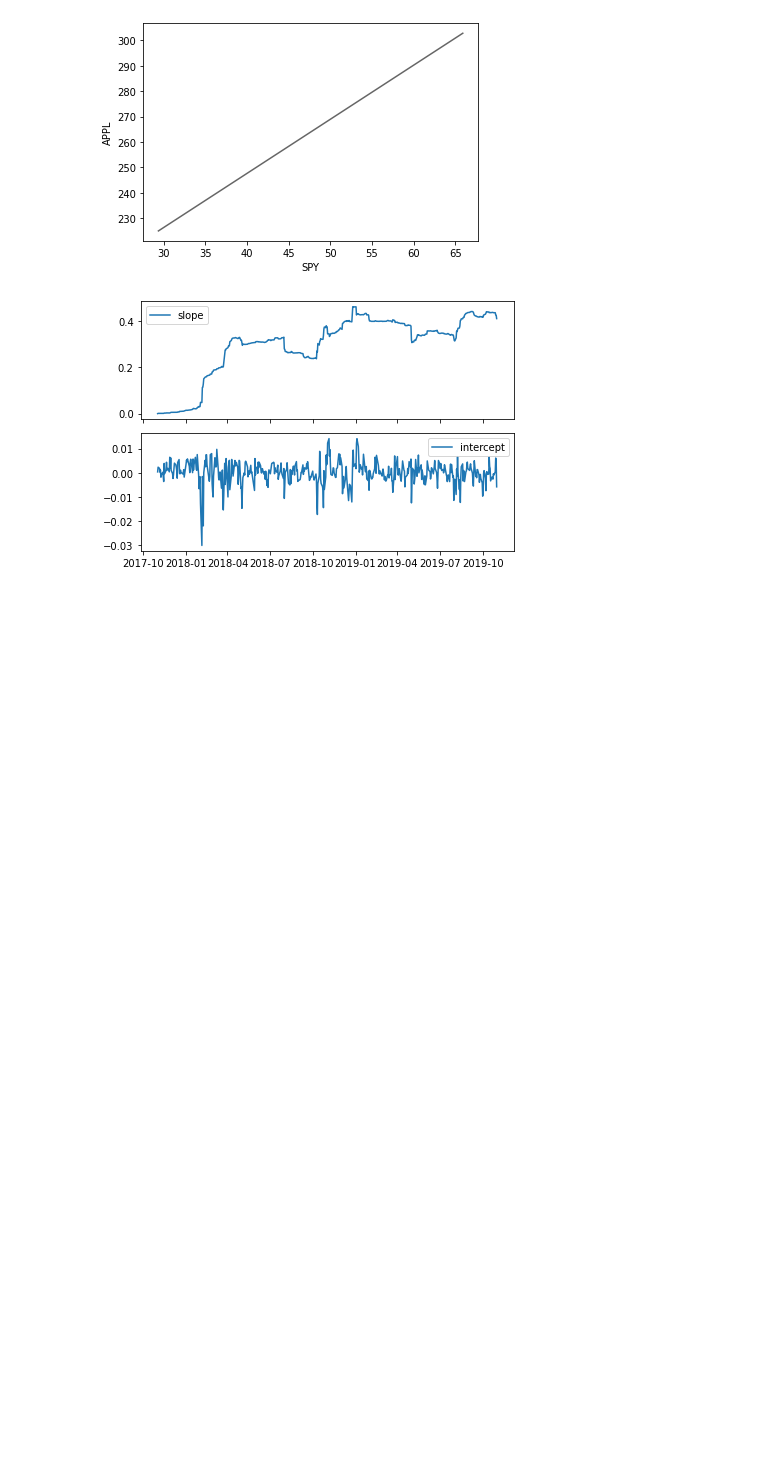
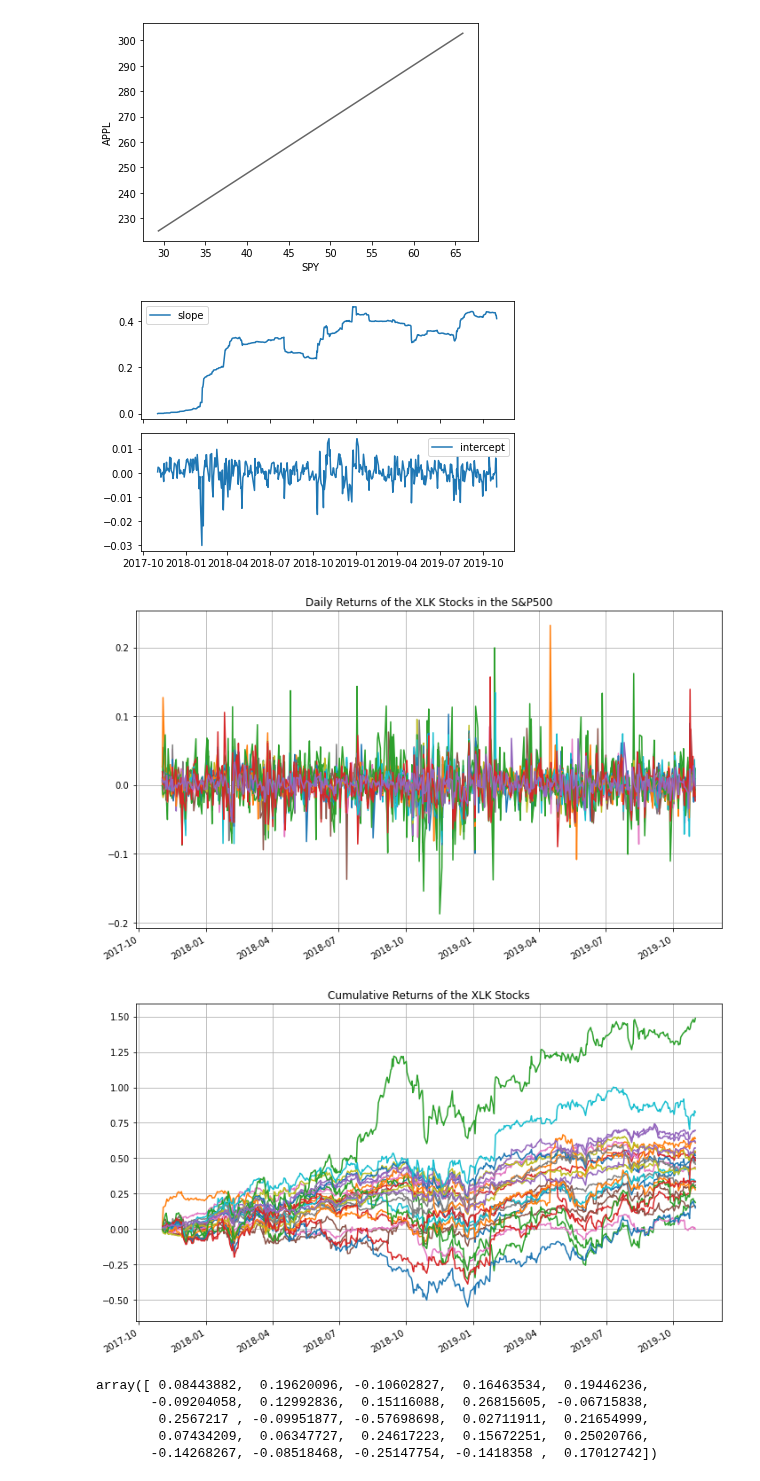
Before and after one commit to ahsank/runml, a Jupyter notebook: Fintest.ipynb, the cells around one changed output. Saved outputs shown, nothing was run; the diff lists cells and outputs as text; code cells hidden in the pictures; blank space fills up the shorter version.

Commit message:
Start PCA Analysis

```diff
--- a/Fintest.ipynb
+++ b/Fintest.ipynb
@@ -121,7 +126,11 @@ def get_data(ticker, start_date, end_date):
 def get_data_tickers(tickers, attr, start_date, end_date):
   finaldf = None
   for ticker in tickers:
-    df = get_data(ticker, start_date, end_date)
+    try:
+      df = get_data(ticker, start_date, end_date)
+    except Exception as e:
+      print(f'Issue with ticker {ticker}')
+      raise e
     ds = df[attr]
     ds.name = ticker
     if finaldf is None:
@@ -434,3 +443,36 @@ plt.tight_layout()
 plt.show()
 # %% [output]
 [figure]
+# %%
+start = '2017-11-01'
+end = '2019-11-01'
+xlk_tickers = ['AAPL', 'MSFT', 'NVDA', 'V', 'MA', 'AVGO', 'CSCO', 'ACN', 'ADBE', 'TXN', 'CRM', 'QCOM', 'AMD', 'INTC',
+               'INTU', 'ORCL', 'IBM', 'PYPL', 'ADP', 'NOW', 'AMAT', "ADI", 'MU', 'LRCX', 'FISV']
+xlk_prices = get_data_tickers(xlk_tickers, 'adjclose',  start, end)
+# %%
+# rs = xlk_prices.apply(np.log).diff(1)[1:]
+rs = xlk_prices.pct_change()[1:]
+rs.plot(legend=0, figsize=(10,6), grid=True, title='Daily Returns of the XLK Stocks in the S&P500')
+plt.tight_layout()
+# rs.cumsum().apply(np.exp)).plot(legend=0, figsize=(10,6), grid=True, title='Cumulative Returns of the XLK Stocks')
+rs.cumsum().plot(legend=0, figsize=(10,6), grid=True, title='Cumulative Returns of the XLK Stocks')
+
+plt.tight_layout()
+# %% [output]
+[figure, added]
+[figure, added]
+# %%
+from sklearn.decomposition import PCA
+pca = PCA(2).fit(rs.fillna(0))
+pc1 = pd.Series(index=rs.columns, data=pca.components_[0])
+pc2 = pd.Series(index=rs.columns, data=pca.components_[1])
+
+pca.components_[1]
+# pc1.plot(figsize=(10,6), grid=True, title='First Principal Component of the XLK')
+# pc2.plot(figsize=(10,6), grid=True, title='Second Principal Component of the XLK')
+# %% [output]
+array([ 0.08443882,  0.19620096, -0.10602827,  0.16463534,  0.19446236,
+       -0.09204058,  0.12992836,  0.15116088,  0.26815605, -0.06715838,
+        0.2567217 , -0.09951877, -0.57698698,  0.02711911,  0.21654999,
+        0.07434209,  0.06347727,  0.24617223,  0.15672251,  0.25020766,
+       -0.14268267, -0.08518468, -0.25147754, -0.1418358 ,  0.17012742])
```
Also changed, not shown: parts of 2 cells of this notebook.
